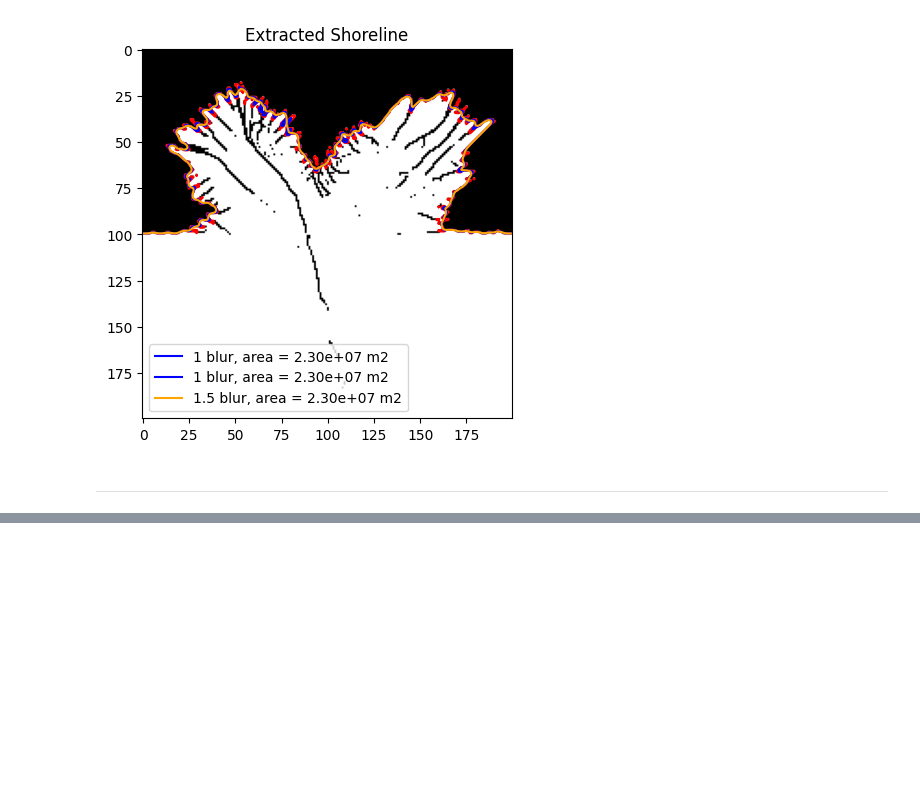
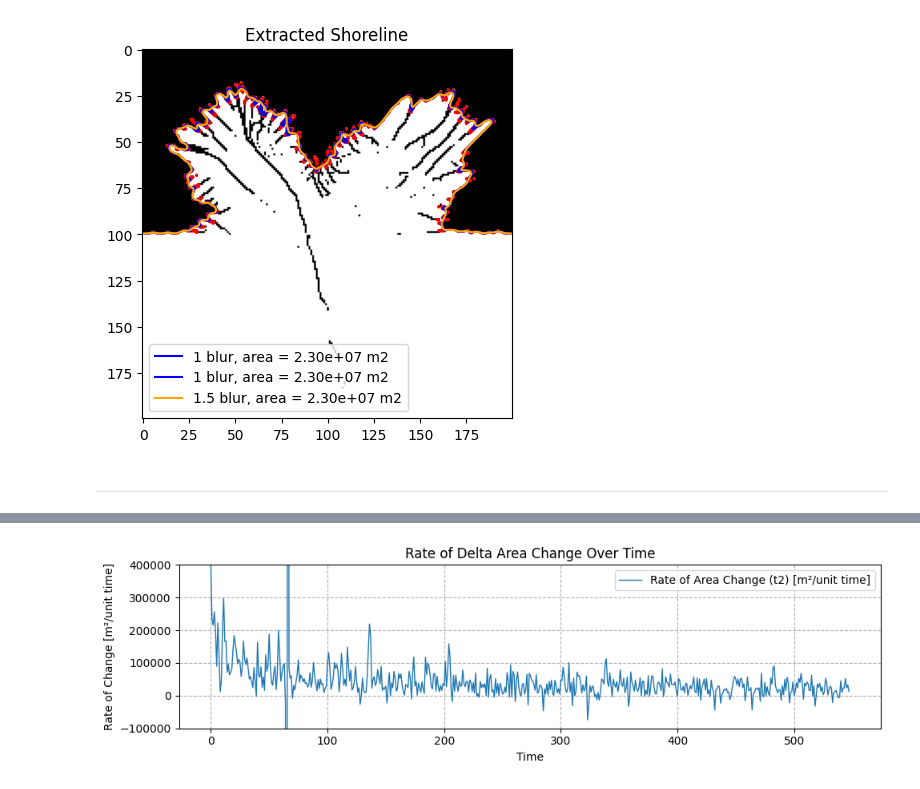
Before and after one commit to Camu-git/MSc-thesis, a Jupyter notebook: Size_Delta.ipynb, the cells around one changed output, grey strips where cells are left out. Saved outputs shown, nothing was run; the diff lists cells and outputs as text; code cells hidden in the pictures; blank space fills up the shorter version.

```diff
--- a/Size_Delta.ipynb
+++ b/Size_Delta.ipynb
@@ -248,0 +301,19 @@ ___
+# %%
+dt = 1  # Replace with actual time interval if known
+rate2 = np.diff(t2_area) / dt
+time = np.arange(len(rate2))  # Adjust x-axis accordingly
+
+# Plotting rate of change
+plt.figure(figsize=(10, 3))
+plt.plot(time, rate2, linewidth=1, label='Rate of Area Change (t2) [m²/unit time]')
+
+plt.title('Rate of Delta Area Change Over Time')
+plt.xlabel('Time')
+plt.ylabel('Rate of Change [m²/unit time]')
+plt.grid(linestyle='--')
+plt.ylim(-100000, 400000)
+plt.legend()
+plt.tight_layout()
+plt.show()
+# %% [output]
+[figure, added]
```
Also changed, not shown: parts of 6 cells of this notebook.
